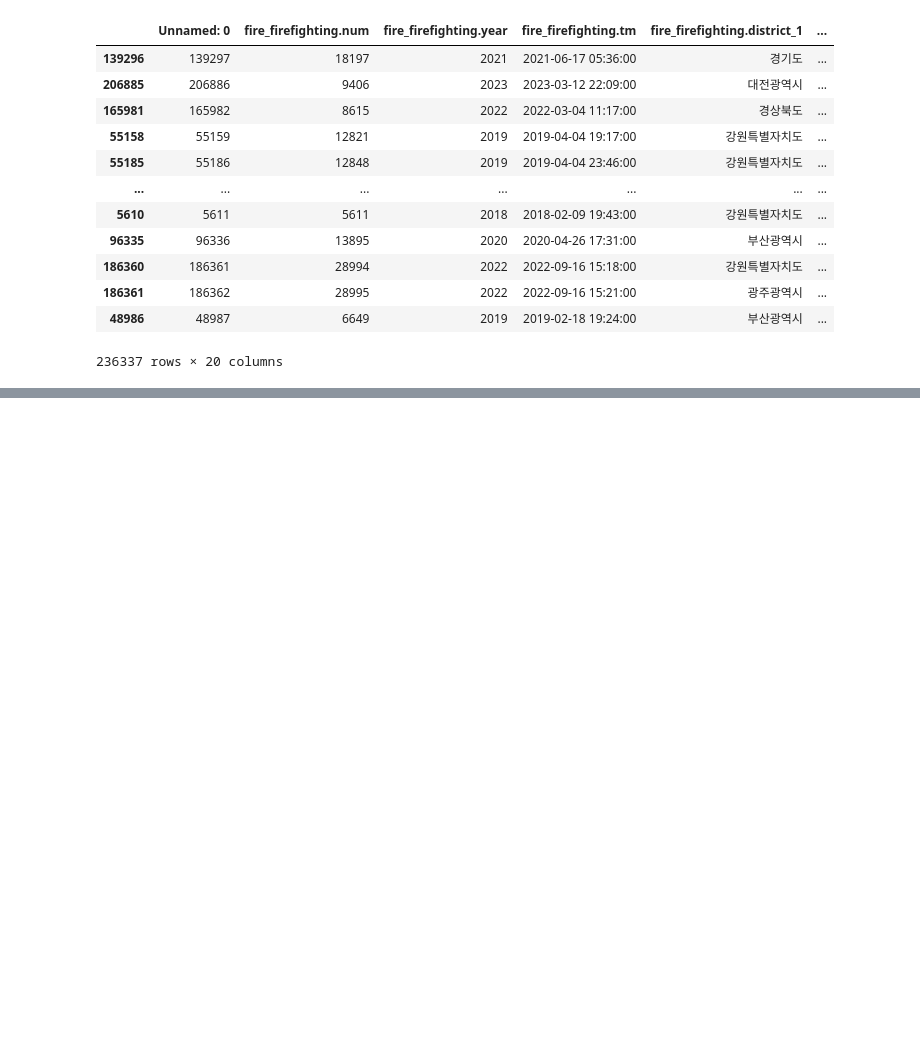
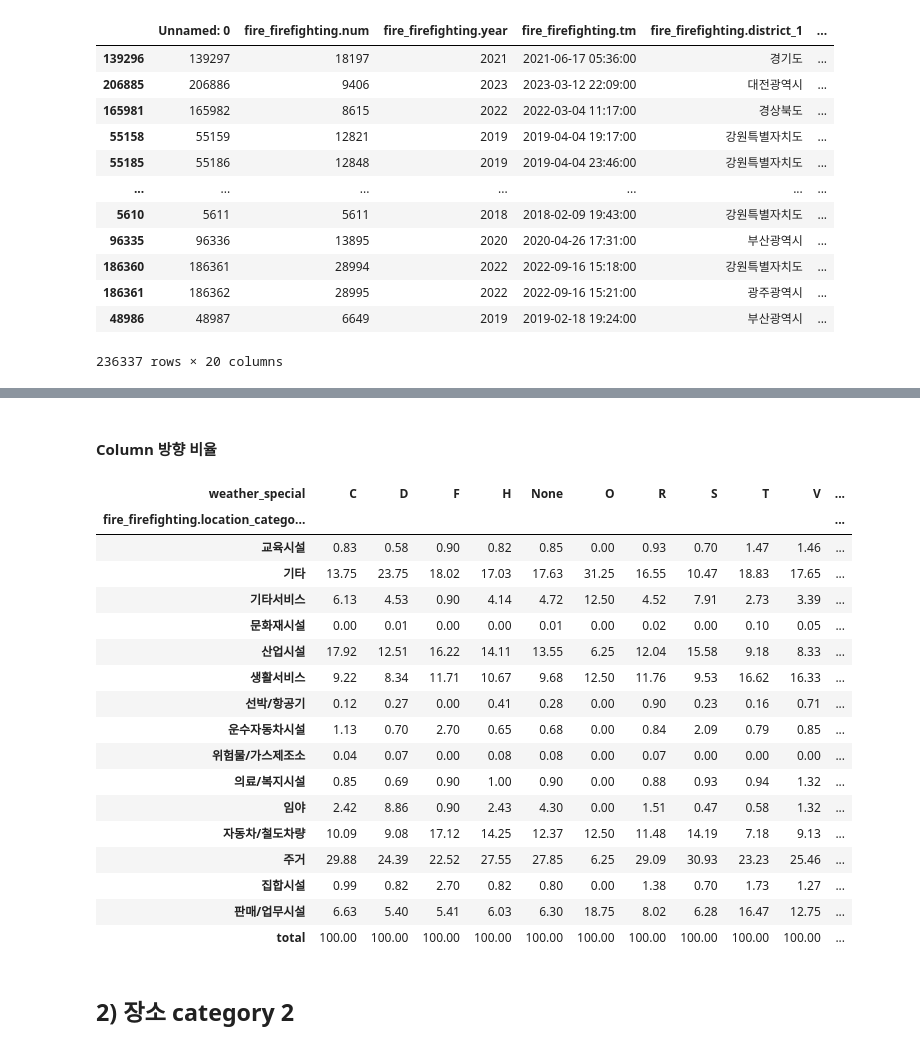
Before and after one commit to jennynoh/weather.go-data-contest, a Jupyter notebook: 상관관계.ipynb, the cells around one changed output, grey strips where cells are left out. Cells and saved outputs as stored; diff of their text form; code cells hidden in the pictures; blank space fills up the shorter version.

```diff
--- a/상관관계.ipynb
+++ b/상관관계.ipynb
@@ -148,0 +608,27 @@ fire_fighting_df.sort_values('fire_firefighting.property_damage', ascending=Fals
+# %% [markdown]
+#### Column 방향 비율
+# %%
+# 비율 - row 방향
+pivot_colperc_1 = calc_perc_col(pivot_loc_1)
+pivot_colperc_1
+# %% [output]
+| weather_special | C | D | F | H | None | O | R | S | T | V | ... |
+| fire_firefighting.location_catego... |  |  |  |  |  |  |  |  |  |  | ... |
+| 교육시설 | 0.83 | 0.58 | 0.90 | 0.82 | 0.85 | 0.00 | 0.93 | 0.70 | 1.47 | 1.46 | ... |
+| 기타 | 13.75 | 23.75 | 18.02 | 17.03 | 17.63 | 31.25 | 16.55 | 10.47 | 18.83 | 17.65 | ... |
+| 기타서비스 | 6.13 | 4.53 | 0.90 | 4.14 | 4.72 | 12.50 | 4.52 | 7.91 | 2.73 | 3.39 | ... |
+| 문화재시설 | 0.00 | 0.01 | 0.00 | 0.00 | 0.01 | 0.00 | 0.02 | 0.00 | 0.10 | 0.05 | ... |
+| 산업시설 | 17.92 | 12.51 | 16.22 | 14.11 | 13.55 | 6.25 | 12.04 | 15.58 | 9.18 | 8.33 | ... |
+| 생활서비스 | 9.22 | 8.34 | 11.71 | 10.67 | 9.68 | 12.50 | 11.76 | 9.53 | 16.62 | 16.33 | ... |
+| 선박/항공기 | 0.12 | 0.27 | 0.00 | 0.41 | 0.28 | 0.00 | 0.90 | 0.23 | 0.16 | 0.71 | ... |
+| 운수자동차시설 | 1.13 | 0.70 | 2.70 | 0.65 | 0.68 | 0.00 | 0.84 | 2.09 | 0.79 | 0.85 | ... |
+| 위험물/가스제조소 | 0.04 | 0.07 | 0.00 | 0.08 | 0.08 | 0.00 | 0.07 | 0.00 | 0.00 | 0.00 | ... |
+| 의료/복지시설 | 0.85 | 0.69 | 0.90 | 1.00 | 0.90 | 0.00 | 0.88 | 0.93 | 0.94 | 1.32 | ... |
+| 임야 | 2.42 | 8.86 | 0.90 | 2.43 | 4.30 | 0.00 | 1.51 | 0.47 | 0.58 | 1.32 | ... |
+| 자동차/철도차량 | 10.09 | 9.08 | 17.12 | 14.25 | 12.37 | 12.50 | 11.48 | 14.19 | 7.18 | 9.13 | ... |
+| 주거 | 29.88 | 24.39 | 22.52 | 27.55 | 27.85 | 6.25 | 29.09 | 30.93 | 23.23 | 25.46 | ... |
+| 집합시설 | 0.99 | 0.82 | 2.70 | 0.82 | 0.80 | 0.00 | 1.38 | 0.70 | 1.73 | 1.27 | ... |
+| 판매/업무시설 | 6.63 | 5.40 | 5.41 | 6.03 | 6.30 | 18.75 | 8.02 | 6.28 | 16.47 | 12.75 | ... |
+| total | 100.00 | 100.00 | 100.00 | 100.00 | 100.00 | 100.00 | 100.00 | 100.00 | 100.00 | 100.00 | ... |
+# %% [markdown]
+## 2) 장소 category 2
```
Also changed, not shown: parts of 82 cells of this notebook, 16 other files.
